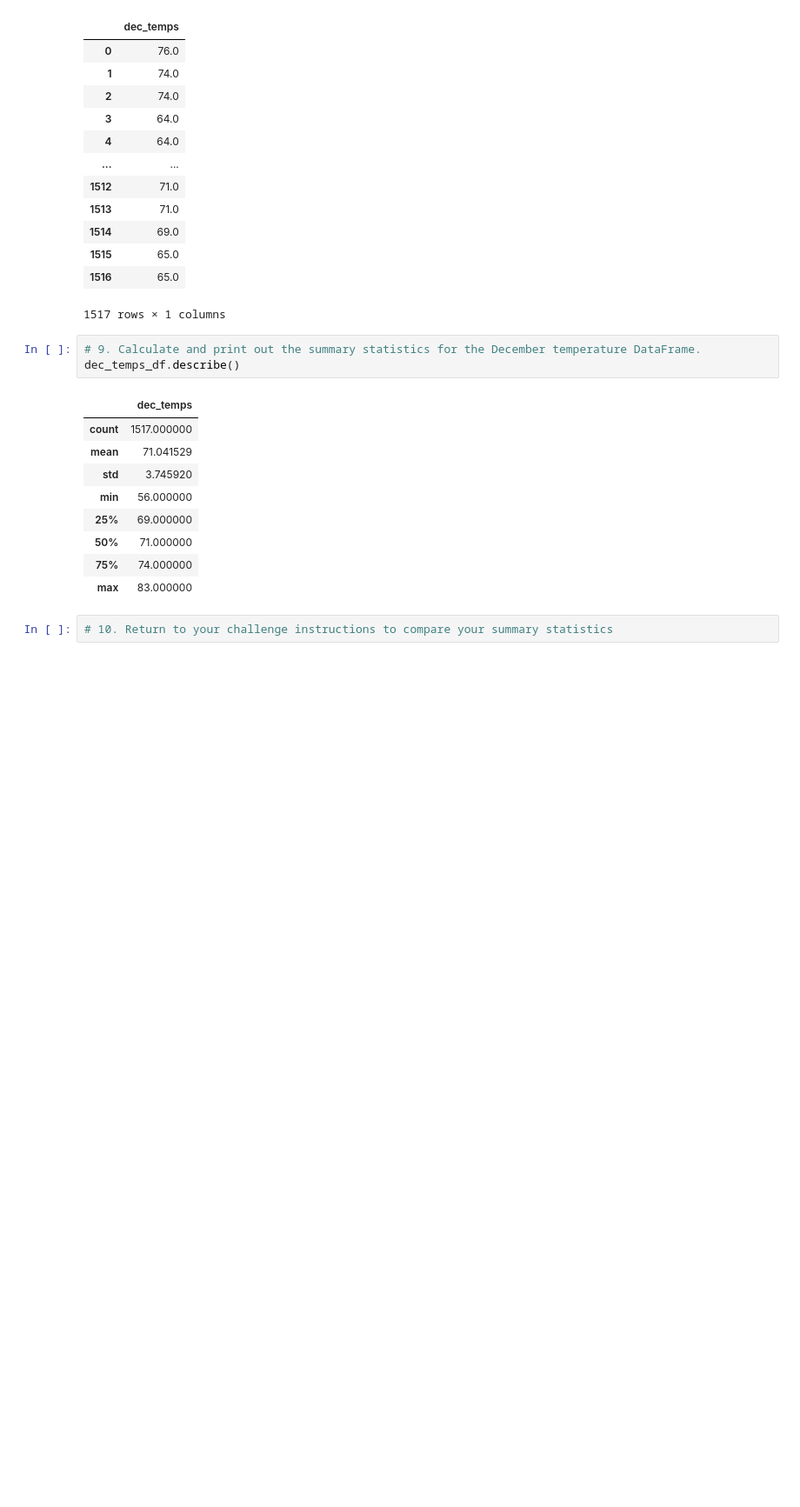
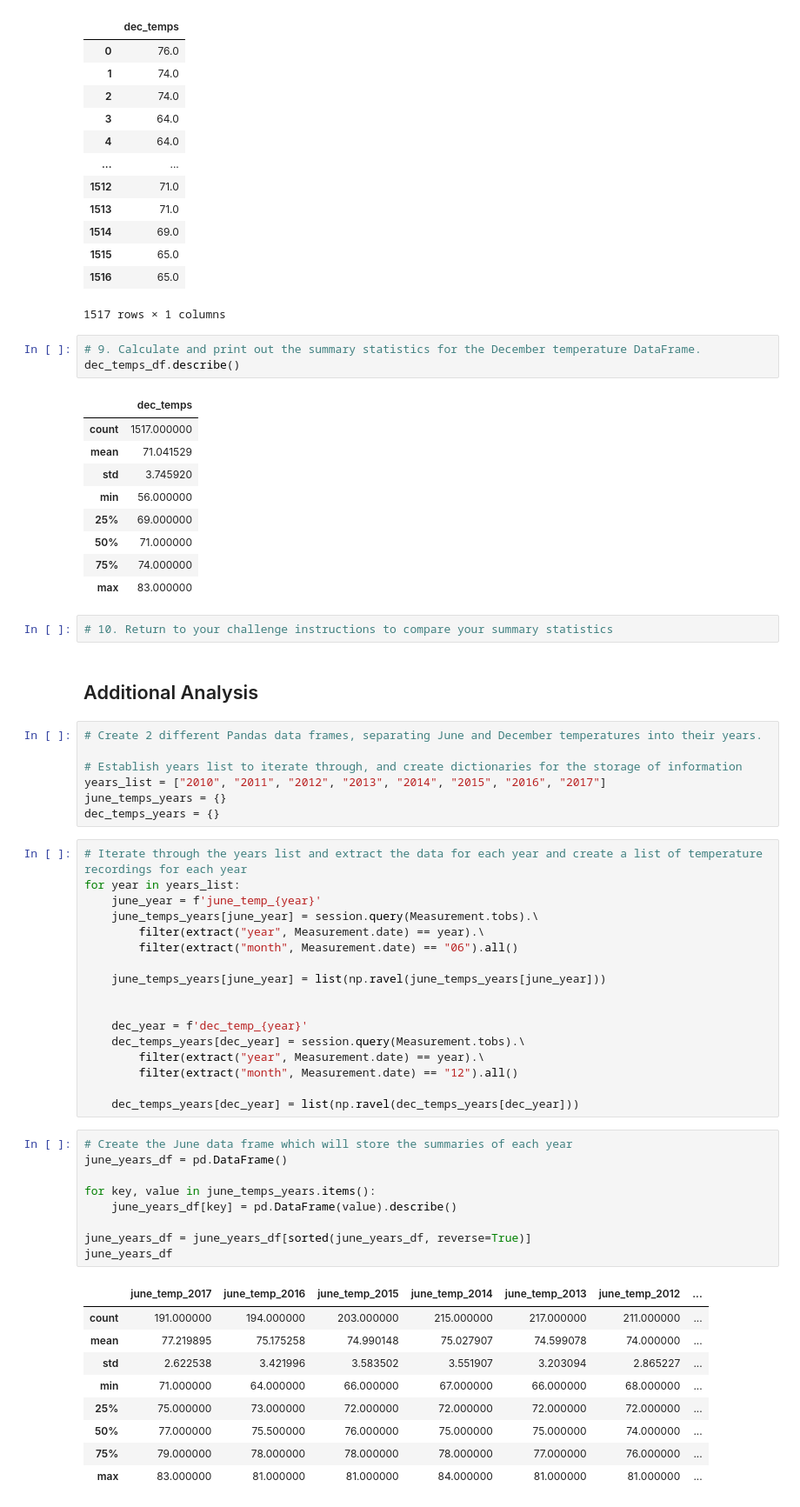
Before and after one commit to MickMarch/surfs_up, a Jupyter notebook: surfsup_challenge.ipynb, the cells around one changed output. Shown at 87% size. Cells and saved outputs as stored; diff of their text form; blank space fills up the shorter version.

```diff
--- a/surfsup_challenge.ipynb
+++ b/surfsup_challenge.ipynb
@@ -185,3 +185,48 @@ dec_temps_df.describe()
 | max | 83.000000 |
 # %%
 # 10. Return to your challenge instructions to compare your summary statistics
+# %% [markdown]
+## Additional Analysis
+# %%
+# Create 2 different Pandas data frames, separating June and December temperatures into their years.
+
+# Establish years list to iterate through, and create dictionaries for the storage of information
+years_list = ["2010", "2011", "2012", "2013", "2014", "2015", "2016", "2017"]
+june_temps_years = {}
+dec_temps_years = {}
+# %%
+# Iterate through the years list and extract the data for each year and create a list of temperature recordings for each year
+for year in years_list:
+    june_year = f'june_temp_{year}'
+    june_temps_years[june_year] = session.query(Measurement.tobs).\
+        filter(extract("year", Measurement.date) == year).\
+        filter(extract("month", Measurement.date) == "06").all()
+
+    june_temps_years[june_year] = list(np.ravel(june_temps_years[june_year]))
+
+
+    dec_year = f'dec_temp_{year}'
+    dec_temps_years[dec_year] = session.query(Measurement.tobs).\
+        filter(extract("year", Measurement.date) == year).\
+        filter(extract("month", Measurement.date) == "12").all()
+
+    dec_temps_years[dec_year] = list(np.ravel(dec_temps_years[dec_year]))
+# %%
+# Create the June data frame which will store the summaries of each year
+june_years_df = pd.DataFrame()
+
+for key, value in june_temps_years.items():
+    june_years_df[key] = pd.DataFrame(value).describe()
+
+june_years_df = june_years_df[sorted(june_years_df, reverse=True)]
+june_years_df
+# %% [output]
+|  | june_temp_2017 | june_temp_2016 | june_temp_2015 | june_temp_2014 | june_temp_2013 | june_temp_2012 | ... |
+| count | 191.000000 | 194.000000 | 203.000000 | 215.000000 | 217.000000 | 211.000000 | ... |
+| mean | 77.219895 | 75.175258 | 74.990148 | 75.027907 | 74.599078 | 74.000000 | ... |
+| std | 2.622538 | 3.421996 | 3.583502 | 3.551907 | 3.203094 | 2.865227 | ... |
+| min | 71.000000 | 64.000000 | 66.000000 | 67.000000 | 66.000000 | 68.000000 | ... |
+| 25% | 75.000000 | 73.000000 | 72.000000 | 72.000000 | 72.000000 | 72.000000 | ... |
+| 50% | 77.000000 | 75.500000 | 76.000000 | 75.000000 | 75.000000 | 74.000000 | ... |
+| 75% | 79.000000 | 78.000000 | 78.000000 | 78.000000 | 77.000000 | 76.000000 | ... |
+| max | 83.000000 | 81.000000 | 81.000000 | 84.000000 | 81.000000 | 81.000000 | ... |
```
Also changed, not shown: parts of 2 cells of this notebook, 5 other files.
